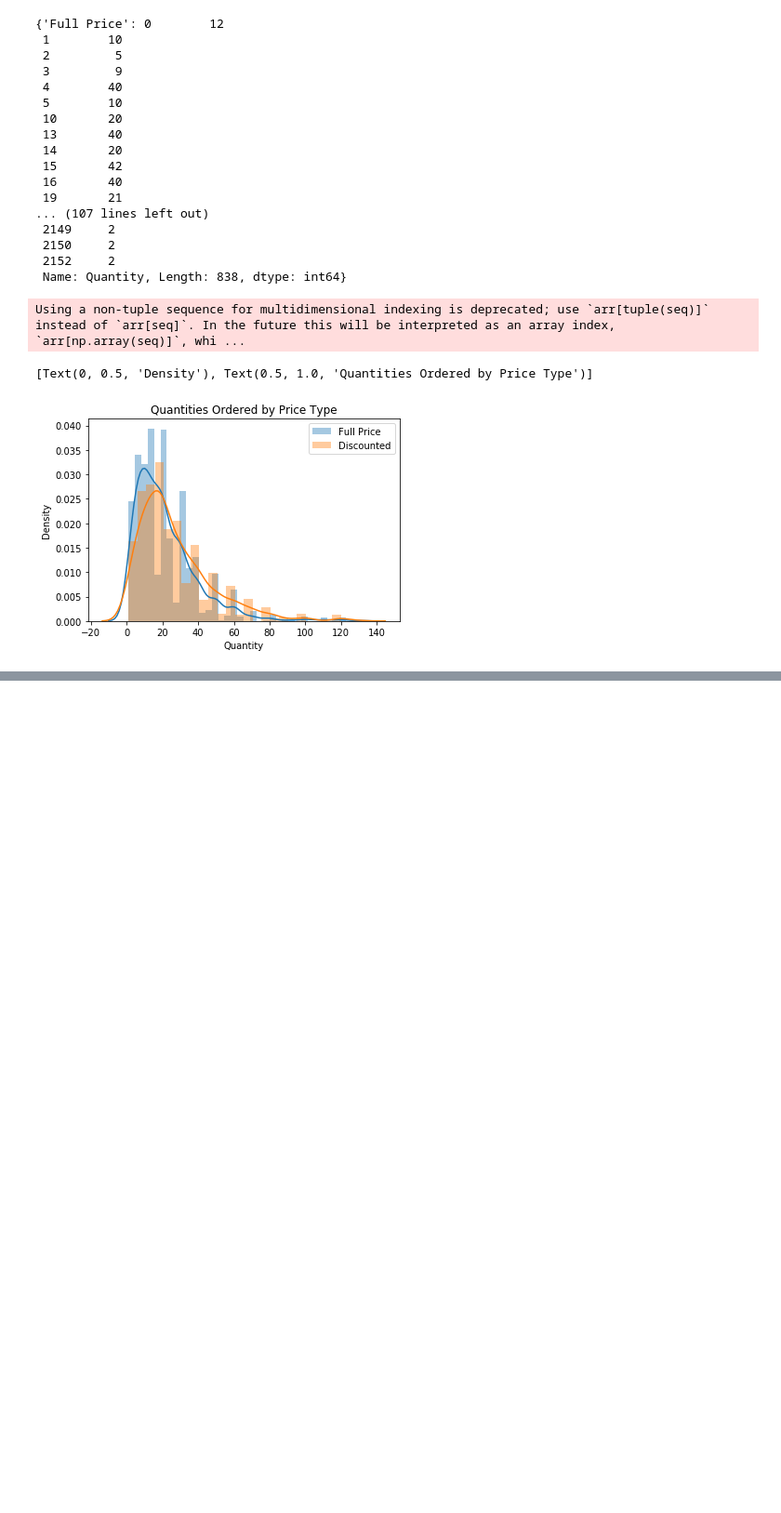
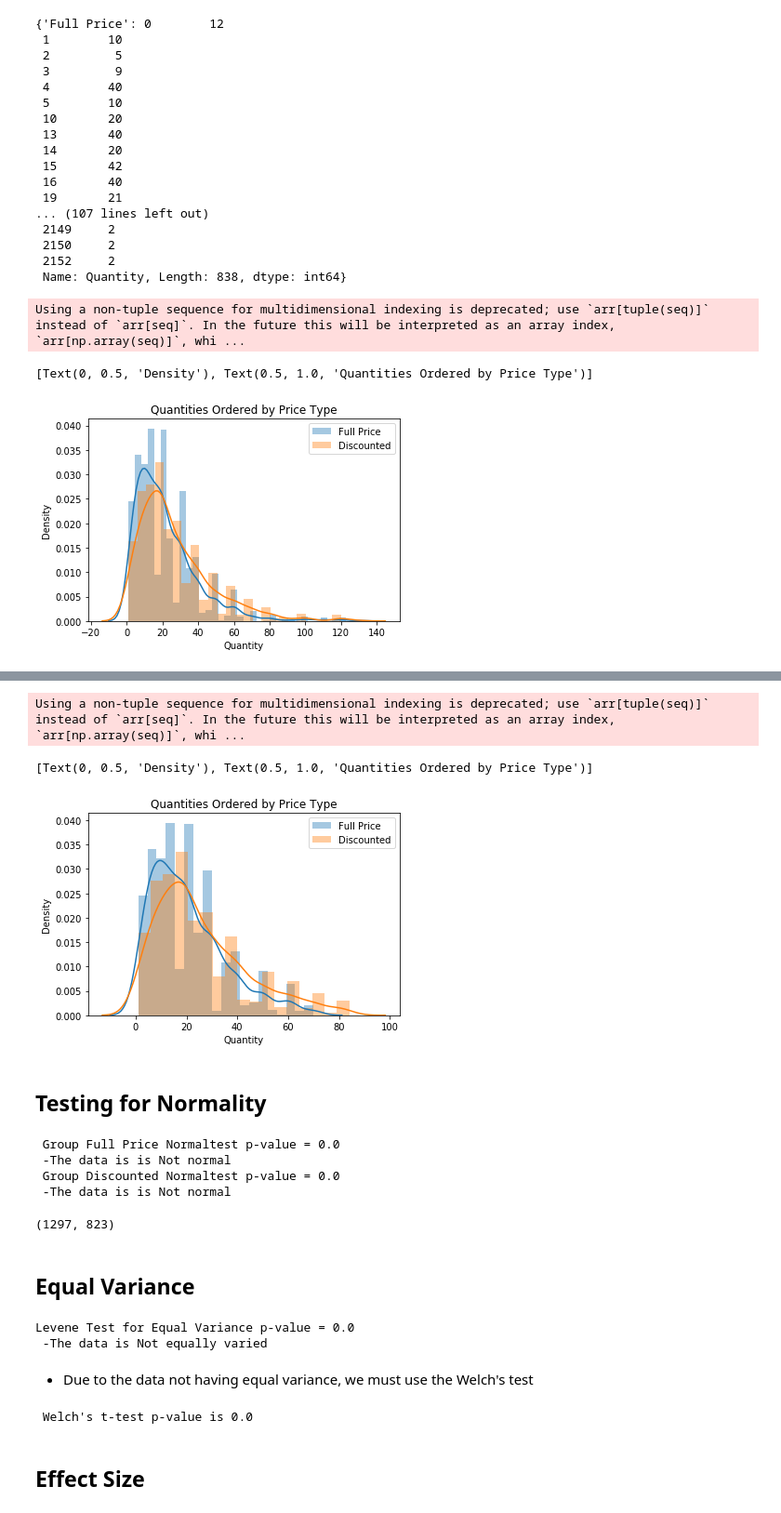
Before and after one commit to jdsmithwes/hypothesis_testing_workflow_python, a Jupyter notebook: student.ipynb, the cells around one changed output, grey strips where cells are left out. Shown at 93% size. Drawn from its saved outputs; the diff is of its cells as text; code cells hidden in the pictures; blank space fills up the shorter version.

```diff
--- a/student.ipynb
+++ b/student.ipynb
@@ -138,6 +130,7 @@ ModuleNotFoundError: No module named 'Functions'
 #Identifying Outliers
 
 for k,v in groups.items():
-    outliers = find_outliers_z(v)
-    print(f '[i] Found (outliers.sum()))
+    idx_out = find_outliers_Z(v)
+    print(f'There are {idx_out} outliers present in {grp_name} using Z-Score')
+    groups[k] = v[~idx_out]
 # %% [output]
@@ -144,0 +154,14 @@ NameError: name 'find_outliers_z' is not defined
+# %%
+#Replotting of density plot without outliers
+
+for k,v in groups.items():
+    sns.distplot(v,label = k)
+ax = plt.gca()
+ax.legend()
+ax.set(title = 'Quantities Ordered by Price Type',ylabel='Density')
+# %% [output]
+Using a non-tuple sequence for multidimensional indexing is deprecated; use `arr[tuple(seq)]` instead of `arr[seq]`. In the future this will be interpreted as an array index, `arr[np.array(seq)]`, whi ...
+[Text(0, 0.5, 'Density'), Text(0.5, 1.0, 'Quantities Ordered by Price Type')]
+[figure, added]
+# %% [markdown]
+## Testing for Normality
@@ -144,0 +170,41 @@ NameError: name 'find_outliers_z' is not defined
+# %%
+#Normalcy test with scipy library
+for k,v in groups.items():
+    stat,p = stats.normaltest(v)
+    print(f' Group {k} Normaltest p-value = {round(p,4)}')
+    sig = 'is Not' if p<0.5 else 'is'
+    print(f' -The data is {sig} normal')
+# %% [output]
+ Group Full Price Normaltest p-value = 0.0
+ -The data is is Not normal
+ Group Discounted Normaltest p-value = 0.0
+ -The data is is Not normal
+# %%
+#large data sets are ok to be used as long as data set is large
+len(groups['Full Price']), len(groups['Discounted'])
+# %% [output]
+(1297, 823)
+# %% [markdown]
+## Equal Variance
+# %%
+data = []
+for k, v in groups.items():
+    data.append(v)
+
+stat,p = stats.levene(*data)
+
+print (f'Levene Test for Equal Variance p-value = {round(p,4)}')
+sig = 'is Not' if p<0.5 else 'is'
+print(f' -The data {sig} equally varied')
+# %% [output]
+Levene Test for Equal Variance p-value = 0.0
+ -The data is Not equally varied
+# %% [markdown]
+- Due to the data not having equal variance, we must use the Welch's test
+# %%
+stat,p = stats.ttest_ind(*data, equal_var=False)
+print(f" Welch's t-test p-value is {round(p,4)}")
+# %% [output]
+ Welch's t-test p-value is 0.0
+# %% [markdown]
+## Effect Size
```
Also changed, not shown: parts of 8 cells of this notebook.
